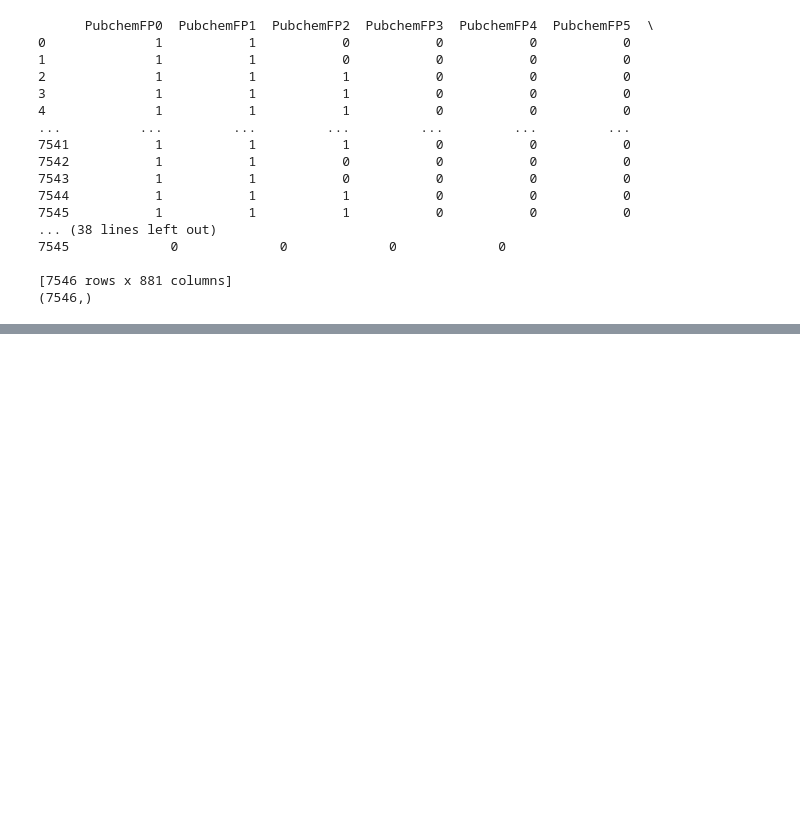
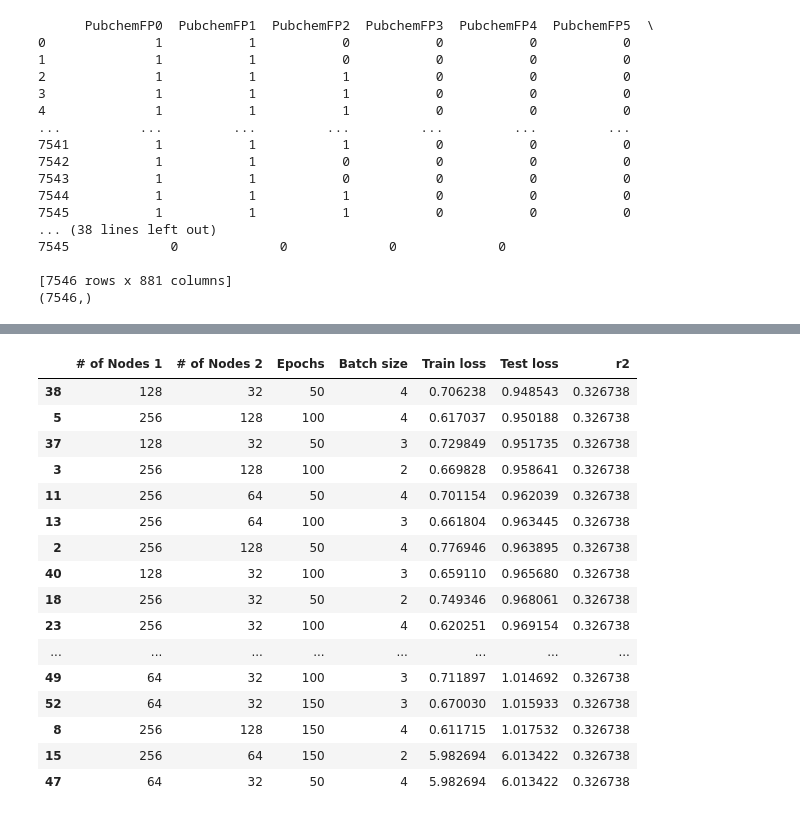
Before and after one commit to Curtis-Wu/Computational-Drug-Discovery-Webapp, a Jupyter notebook: models/acetylcholinesterase/NN.ipynb, the cells around one changed output, grey strips where cells are left out. Cells and saved outputs as stored; diff of their text form; code cells hidden in the pictures; blank space fills up the shorter version.

Commit message:
updated neural network training

```diff
--- a/models/acetylcholinesterase/NN.ipynb
+++ b/models/acetylcholinesterase/NN.ipynb
@@ -139,0 +127,20 @@ Epoch 50/50
+# %%
+n1_list = [256,128,64]
+n2_list = [128,64,32]
+epochs_list = [50,100,150]
+batch_size_list = [2,3,4]
+# %%
+model_result = []
+# %%
+i = -1
+for n1 in n1_list:
+    i += 1
+    for n2 in n2_list[i:]:
+        for epochs in epochs_list:
+            for batch_size in batch_size_list:
+                model = createmodel_mae_Xtrain(n1,n2,epochs,batch_size)
+                train_loss, train_accuracy = model.evaluate(X_train, y_train)
+                test_loss, test_accuracy = model.evaluate(X_test, y_test)
+                r2 = r2_score(y_test, y_pred)
+                model_result.append([n1,n2,epochs,batch_size,train_loss,test_loss,r2])
+                print(model_result[-1])
@@ -139,0 +165,22 @@ Epoch 50/50
+# %%
+df = pd.DataFrame(model_result,columns = ['# of Nodes 1','# of Nodes 2','Epochs','Batch size','Train loss','Test loss','r2'])
+# %%
+df.sort_values(by = ['Test loss'])
+# %% [output]
+|  | # of Nodes 1 | # of Nodes 2 | Epochs | Batch size | Train loss | Test loss | r2 |
+| 38 | 128 | 32 | 50 | 4 | 0.706238 | 0.948543 | 0.326738 |
+| 5 | 256 | 128 | 100 | 4 | 0.617037 | 0.950188 | 0.326738 |
+| 37 | 128 | 32 | 50 | 3 | 0.729849 | 0.951735 | 0.326738 |
+| 3 | 256 | 128 | 100 | 2 | 0.669828 | 0.958641 | 0.326738 |
+| 11 | 256 | 64 | 50 | 4 | 0.701154 | 0.962039 | 0.326738 |
+| 13 | 256 | 64 | 100 | 3 | 0.661804 | 0.963445 | 0.326738 |
+| 2 | 256 | 128 | 50 | 4 | 0.776946 | 0.963895 | 0.326738 |
+| 40 | 128 | 32 | 100 | 3 | 0.659110 | 0.965680 | 0.326738 |
+| 18 | 256 | 32 | 50 | 2 | 0.749346 | 0.968061 | 0.326738 |
+| 23 | 256 | 32 | 100 | 4 | 0.620251 | 0.969154 | 0.326738 |
+| ... | ... | ... | ... | ... | ... | ... | ... |
+| 49 | 64 | 32 | 100 | 3 | 0.711897 | 1.014692 | 0.326738 |
+| 52 | 64 | 32 | 150 | 3 | 0.670030 | 1.015933 | 0.326738 |
+| 8 | 256 | 128 | 150 | 4 | 0.611715 | 1.017532 | 0.326738 |
+| 15 | 256 | 64 | 150 | 2 | 5.982694 | 6.013422 | 0.326738 |
+| 47 | 64 | 32 | 50 | 4 | 5.982694 | 6.013422 | 0.326738 |
```
Also changed, not shown: parts of 10 cells of this notebook.
